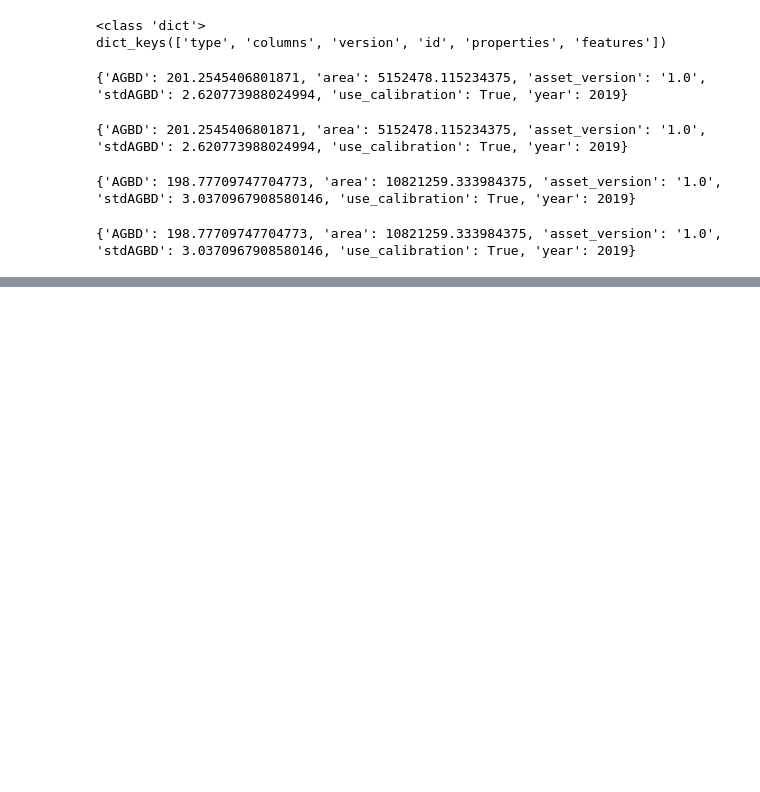
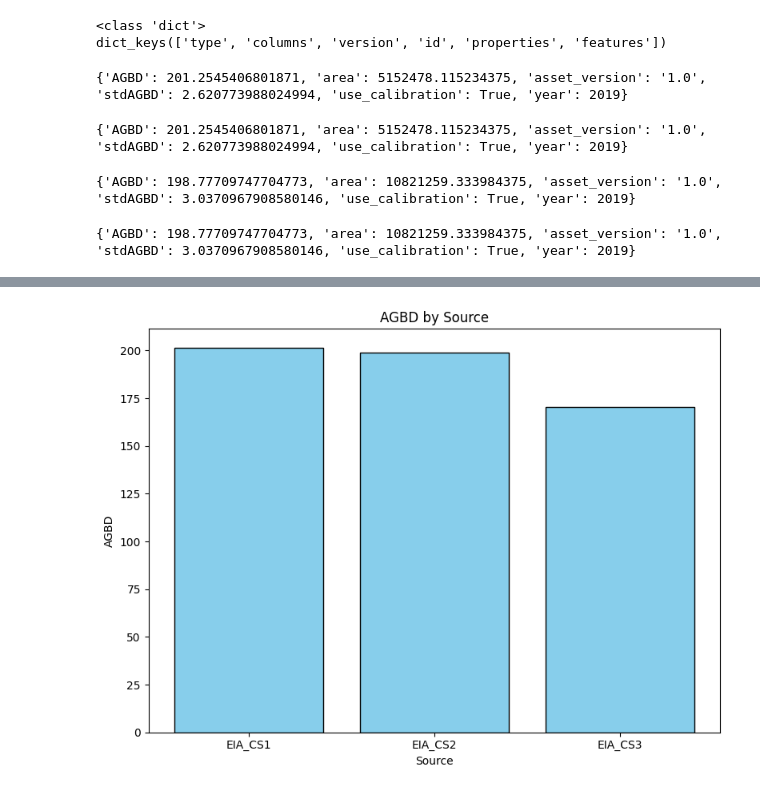
Before and after one commit to MayerT1/RX_fires, a Jupyter notebook: OBIWAN_Rx_Fire_Dev.ipynb, the cells around one changed output, grey strips where cells are left out. Cells and saved outputs as stored; diff of their text form; code cells hidden in the pictures; blank space fills up the shorter version.

```diff
--- a/OBIWAN_Rx_Fire_Dev.ipynb
+++ b/OBIWAN_Rx_Fire_Dev.ipynb
@@ -301,21 +281,0 @@ pd.DataFrame([estimates_fc3])
-# %%
-import matplotlib.pyplot as plt
-
-# Example dictionaries
-estimates_fc1 = {'AGBD': 198.777, 'area': 10821259.33, 'asset_version': '1.0', 'stdAGBD': 3.037, 'use_calibration': True, 'year': 2019}
-estimates_fc2 = {'AGBD': 210.123, 'area': 10821259.33, 'asset_version': '1.0', 'stdAGBD': 2.89, 'use_calibration': True, 'year': 2019}
-estimates_fc3 = {'AGBD': 190.456, 'area': 10821259.33, 'asset_version': '1.0', 'stdAGBD': 3.12, 'use_calibration': True, 'year': 2019}
-
-# Extract AGBD and stdAGBD values
-agb_values = [estimates_fc1['AGBD'], estimates_fc2['AGBD'], estimates_fc3['AGBD']]
-std_values = [estimates_fc1['stdAGBD'], estimates_fc2['stdAGBD'], estimates_fc3['stdAGBD']]
-
-# Labels for dictionaries
-labels = ['FC1', 'FC2', 'FC3']
-
-# Plotting with error bars
-plt.figure(figsize=(6,4))
-plt.bar(labels, agb_values, yerr=std_values, capsize=5, color=['skyblue', 'salmon', 'lightgreen'])
-plt.ylabel('AGBD')
-plt.title('AGBD Comparison with Standard Deviation')
-plt.show()
@@ -323,0 +282,13 @@ plt.show()
+# %%
+df1 = pd.DataFrame([estimates_fc1])#.insert(1,"Source",["EIA_CS1"])
+df1["Source"] = "EIA_CS1"
+df1["Method"] = "OBIWAN"
+df2 = pd.DataFrame([estimates_fc2])#.insert(1,"Source",["EIA_CS2"])
+df2["Source"] = "EIA_CS2"
+df2["Method"] = "OBIWAN"
+df3 = pd.DataFrame([estimates_fc3])#.insert(1,"Source",["EIA_CS3"])
+df3["Source"] = "EIA_CS3"
+df3["Method"] = "OBIWAN"
+# %%
+combined_df_append = pd.concat([df1, df2, df3], ignore_index=True)
+print(combined_df_append)
@@ -323,0 +305,13 @@ plt.show()
+# %%
+import matplotlib.pyplot as plt
+
+plt.figure(figsize=(8,6))
+plt.bar(combined_df_append["Source"], combined_df_append["AGBD"], color="skyblue", edgecolor="black")
+
+plt.xlabel("Source")
+plt.ylabel("AGBD")
+plt.title("AGBD by Source")
+plt.tight_layout()
+plt.show()
+# %% [output]
+[figure, added]
```
Also changed, not shown: parts of 13 cells of this notebook.
